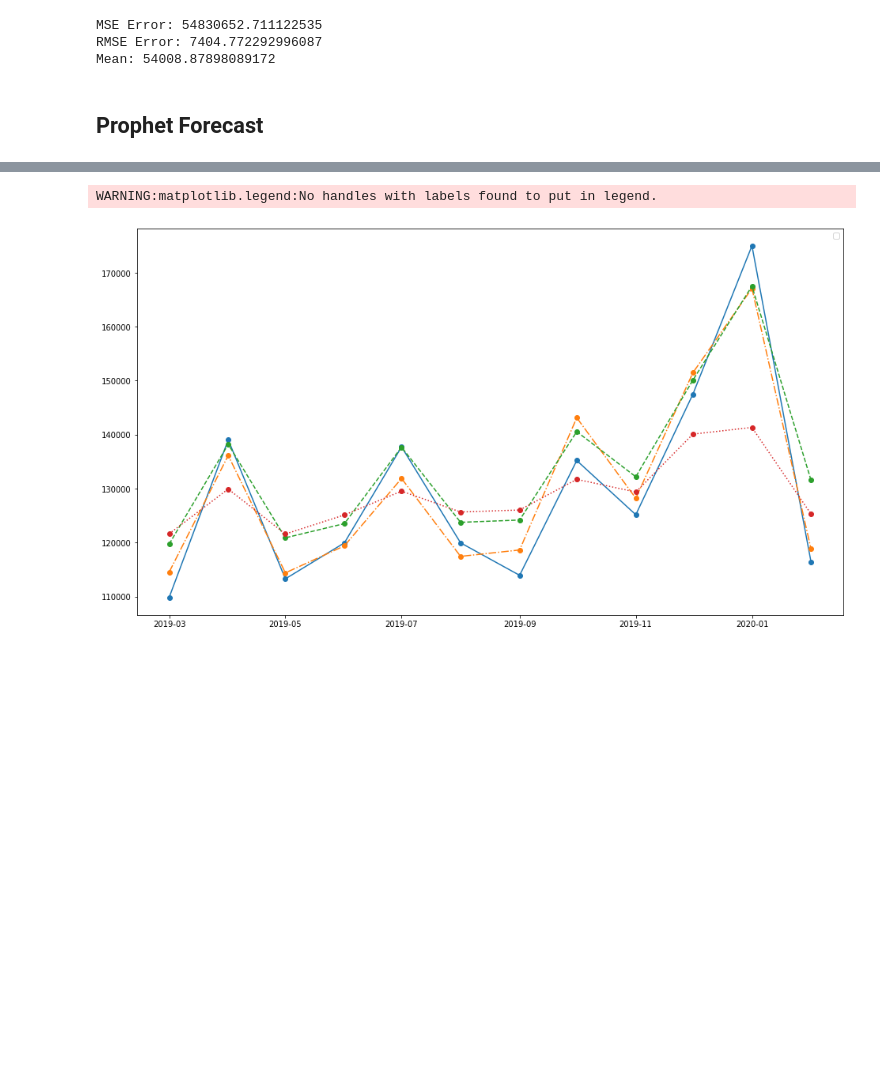
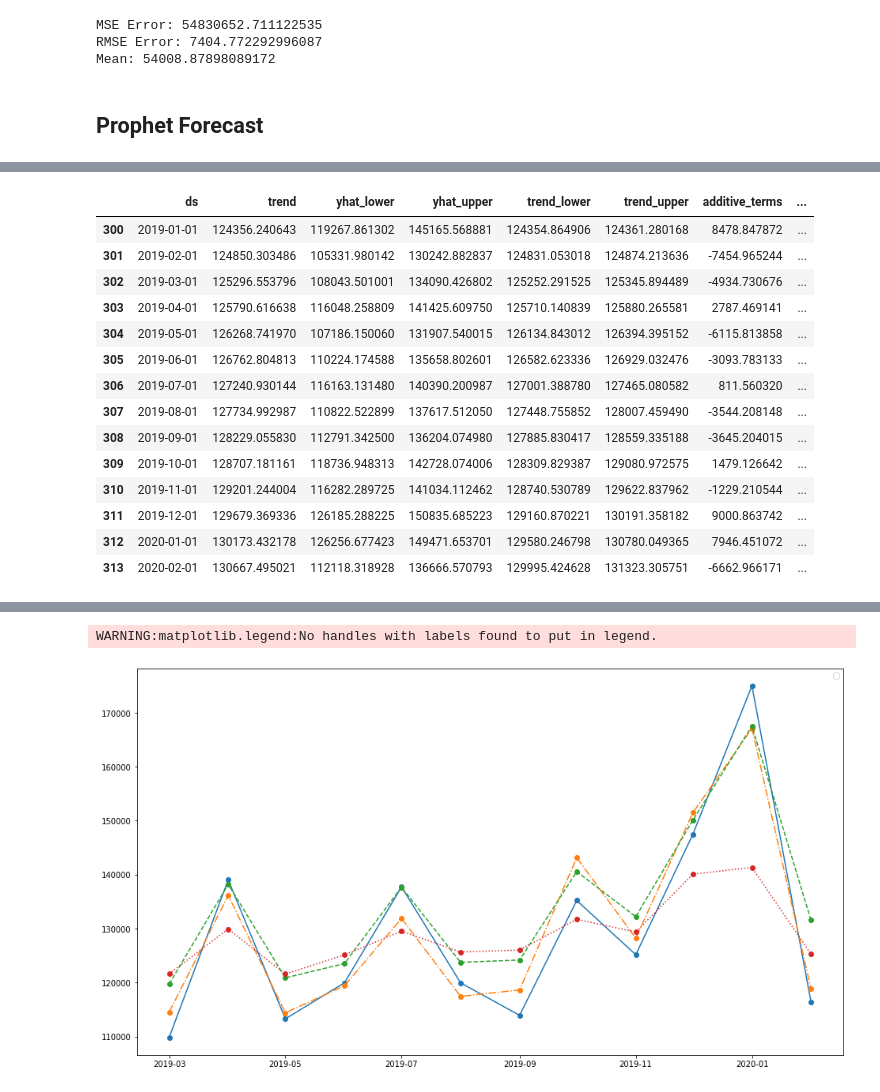
Before and after one commit to mmbs1989/TCC-PUCMINAS, a Jupyter notebook: Notebook_TCC_PUC.ipynb, the cells around one changed output, grey strips where cells are left out. Drawn from its saved outputs; the diff is of its cells as text; code cells hidden in the pictures; blank space fills up the shorter version.

```diff
--- a/Notebook_TCC_PUC.ipynb
+++ b/Notebook_TCC_PUC.ipynb
@@ -796,0 +795,20 @@ Mean: 54008.87898089172
+# %%
+#Seleciona os dados previstos apenas para o período de teste
+prophet_forecast = prophet_forecast[prophet_forecast['ds'] > '2018-12-01']
+prophet_forecast.head()
+# %% [output]
+|  | ds | trend | yhat_lower | yhat_upper | trend_lower | trend_upper | additive_terms | ... |
+| 300 | 2019-01-01 | 124356.240643 | 119267.861302 | 145165.568881 | 124354.864906 | 124361.280168 | 8478.847872 | ... |
+| 301 | 2019-02-01 | 124850.303486 | 105331.980142 | 130242.882837 | 124831.053018 | 124874.213636 | -7454.965244 | ... |
+| 302 | 2019-03-01 | 125296.553796 | 108043.501001 | 134090.426802 | 125252.291525 | 125345.894489 | -4934.730676 | ... |
+| 303 | 2019-04-01 | 125790.616638 | 116048.258809 | 141425.609750 | 125710.140839 | 125880.265581 | 2787.469141 | ... |
+| 304 | 2019-05-01 | 126268.741970 | 107186.150060 | 131907.540015 | 126134.843012 | 126394.395152 | -6115.813858 | ... |
+| 305 | 2019-06-01 | 126762.804813 | 110224.174588 | 135658.802601 | 126582.623336 | 126929.032476 | -3093.783133 | ... |
+| 306 | 2019-07-01 | 127240.930144 | 116163.131480 | 140390.200987 | 127001.388780 | 127465.080582 | 811.560320 | ... |
+| 307 | 2019-08-01 | 127734.992987 | 110822.522899 | 137617.512050 | 127448.755852 | 128007.459490 | -3544.208148 | ... |
+| 308 | 2019-09-01 | 128229.055830 | 112791.342500 | 136204.074980 | 127885.830417 | 128559.335188 | -3645.204015 | ... |
+| 309 | 2019-10-01 | 128707.181161 | 118736.948313 | 142728.074006 | 128309.829387 | 129080.972575 | 1479.126642 | ... |
+| 310 | 2019-11-01 | 129201.244004 | 116282.289725 | 141034.112462 | 128740.530789 | 129622.837962 | -1229.210544 | ... |
+| 311 | 2019-12-01 | 129679.369336 | 126185.288225 | 150835.685223 | 129160.870221 | 130191.358182 | 9000.863742 | ... |
+| 312 | 2020-01-01 | 130173.432178 | 126256.677423 | 149471.653701 | 129580.246798 | 130780.049365 | 7946.451072 | ... |
+| 313 | 2020-02-01 | 130667.495021 | 112118.318928 | 136666.570793 | 129995.424628 | 131323.305751 | -6662.966171 | ... |
```
Also changed, not shown: parts of 36 cells of this notebook.
